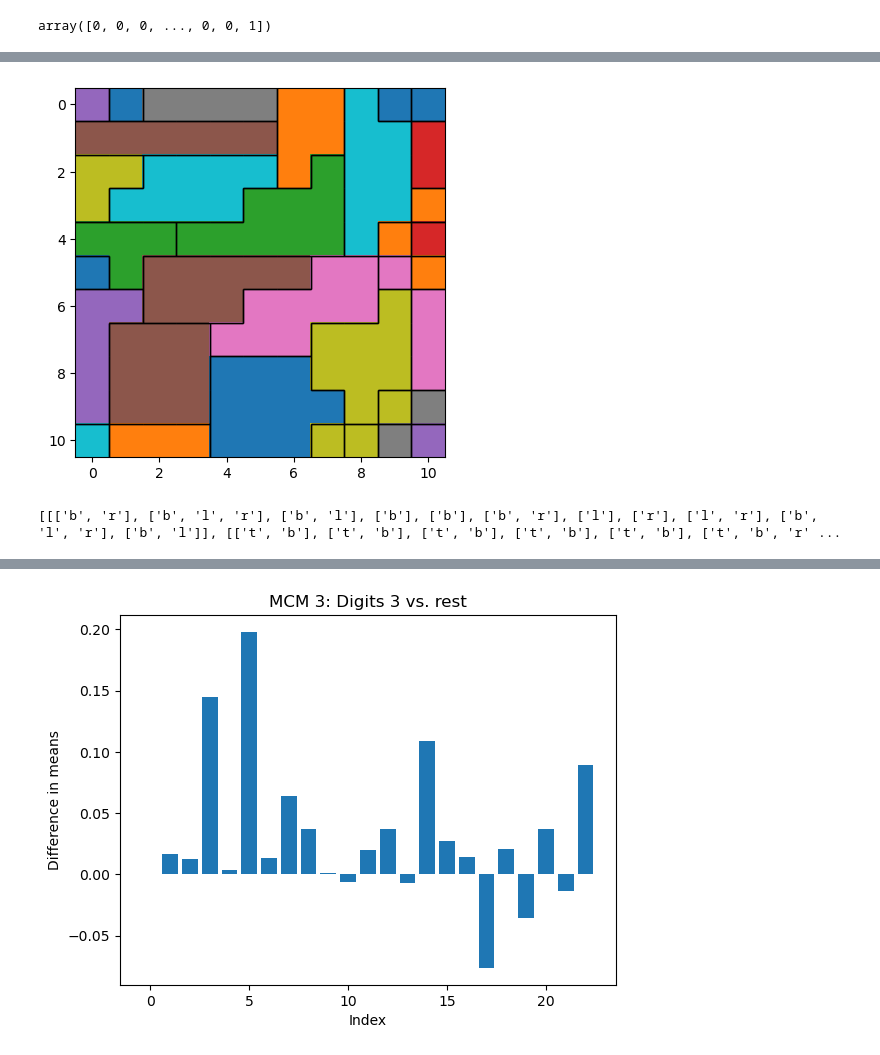
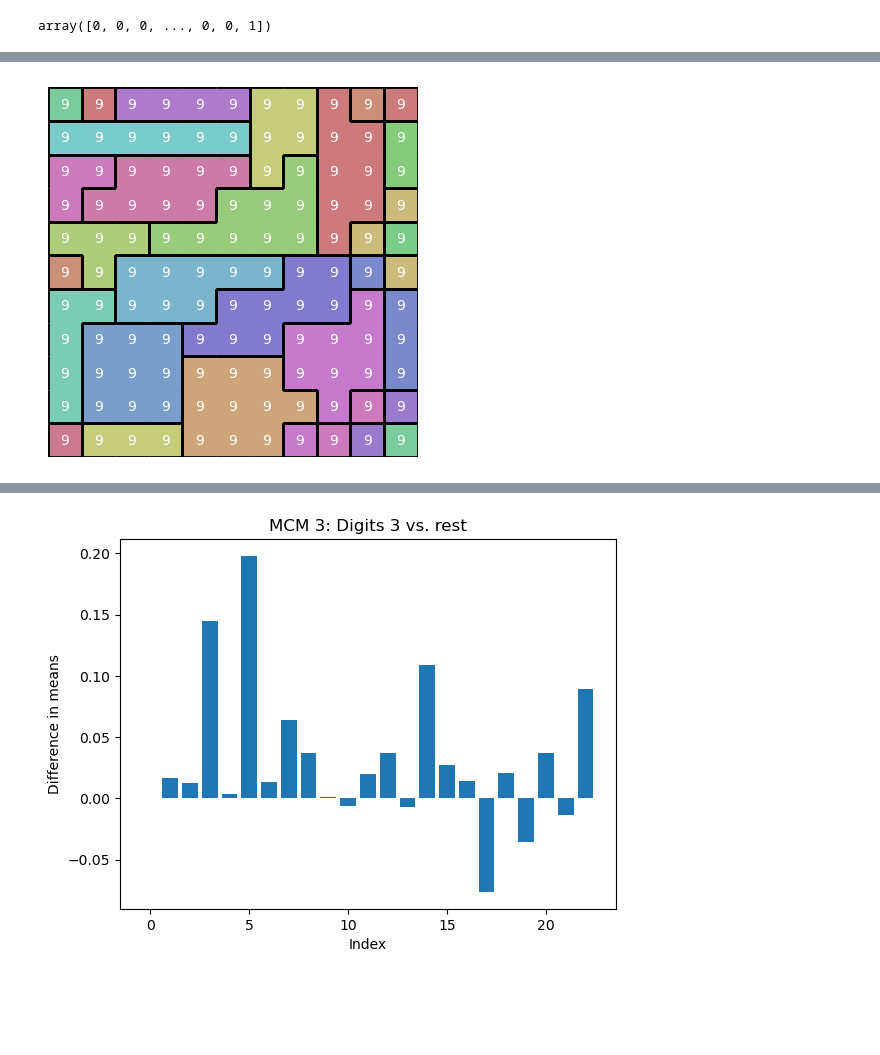
Before and after one commit to PaulHosek/MCM_classifier, a Jupyter notebook: Classifier_1/classifier/bin/reworking_clf.ipynb, the cells around one changed output, grey strips where cells are left out. Cells and saved outputs as stored; diff of their text form; code cells hidden in the pictures; blank space fills up the shorter version.

Commit message:
Add draw_border and find_borders functions for plotting borders in a 2D array

```diff
--- a/Classifier_1/classifier/bin/reworking_clf.ipynb
+++ b/Classifier_1/classifier/bin/reworking_clf.ipynb
@@ -192,17 +185,17 @@ for com_i, comm in enumerate(grouped_data):
     out[comm] = com_i
 res = out.reshape((11,11))
 
-import matplotlib.pyplot as plt
+# import matplotlib.pyplot as plt
 
-plt.imshow(res, cmap='tab10')
-plt.colorbar(ticks=range(11))
-plt.xticks([])
-plt.yticks([])
+# plt.imshow(res, cmap='tab20')
+# plt.colorbar(ticks=range(11))
+# plt.xticks([])
+# plt.yticks([])
 
-# Add text in each cell
-for i in range(res.shape[0]):
-    for j in range(res.shape[1]):
-        plt.text(j, i, int(res[i, j]), ha='center', va='center', color='white')
+# # Add text in each cell
+# for i in range(res.shape[0]):
+#     for j in range(res.shape[1]):
+#         plt.text(j, i, int(res[i, j]), ha='center', va='center', color='white')
 
-plt.show()
+# plt.show()
 # %% [output]
@@ -231,6 +221,15 @@ plt.show()
 # %%
 import matplotlib.colors as mcolors
+import colorsys
+
+# CMAPS
+# white
 white_cmap = mcolors.LinearSegmentedColormap.from_list("white_cmap", [(1, 1, 1), (1, 1, 1)])
+# pastel
+hues = np.linspace(0, 1, 121)
+colors = [colorsys.hsv_to_rgb(hue, 0.4, .8) for hue in hues]
+pastel_cmap = mcolors.LinearSegmentedColormap.from_list("pastel_cmap", colors)
+
 
 def draw_border(x, y, side, ax=None, **kwargs):
     side_to_offset = {'t': (-.5, -.5, 1, 0), 'r': (.5, -.5, 0, 1), 'b': (-.5, .5, 1, 0), 'l': (-.5, -.5, 0, 1)}
@@ -245,45 +244,61 @@ def draw_border(x, y, side, ax=None, **kwargs):
     ax.add_patch(rect)
     return rect
 
-# for each pixel return list of where border ["l,r"] with other community
 
-borders = []
 
 def find_borders(arr):
     rows, cols = arr.shape
     borders = [[[] for _ in range(cols)] for _ in range(rows)]
 
     for i in range(rows):
         for j in range(cols):
+            if i == 0: borders[i][j].append('t')
+            if i == rows-1: borders[i][j].append('b')
+            if j == 0: borders[i][j].append('l')
+            if j == cols-1: borders[i][j].append('r')
+
 
             if i > 0 and arr[i, j] != arr[i-1, j]:  # Check top
                 borders[i][j].append('t')
 
             if i < rows-1 and arr[i, j] != arr[i+1, j]:  # Check bottom
                 borders[i][j].append('b')
             if j > 0 and arr[i, j] != arr[i, j-1]:  # Check left
                 borders[i][j].append('l')
             if j < cols-1 and arr[i, j] != arr[i, j+1]:  # Check right
                 borders[i][j].append('r')
-
     return borders
 
+
 bord = find_borders(res)
+vals = int(res[i, j])
+lw = 2
+
+
+
 
 plt.figure()
 
-# Draw the borders
+# borders
 for i in range(len(bord)):
     for j in range(len(bord[i])):
         for side in bord[i][j]:
-            draw_border(j, i, side, ax=None, linewidth=1, color='black')
+            draw_border(j, i, side, ax=None, linewidth=lw, color='black') # TODO Need to do -1/2 linewidth offset the in the direction of the border
 
-# Show the image
+
+# values in cells
+for i in range(res.shape[0]):
+    for j in range(res.shape[1]):
+        plt.text(j, i, vals, ha='center', va='center', color='white')
+
+
+plt.imshow(res, cmap=pastel_cmap)
 # plt.imshow(res, cmap=white_cmap)
-plt.imshow(res, cmap="tab10")
+
+
+
+
+plt.axis("off")
 plt.show()
-
-print(bord)
 # %% [output]
-[figure, old version]
+[figure, new version]
-[[['b', 'r'], ['b', 'l', 'r'], ['b', 'l'], ['b'], ['b'], ['b', 'r'], ['l'], ['r'], ['l', 'r'], ['b', 'l', 'r'], ['b', 'l']], [['t', 'b'], ['t', 'b'], ['t', 'b'], ['t', 'b'], ['t', 'b'], ['t', 'b', 'r' ...
```
Also changed, not shown: parts of 4 cells of this notebook, 11 other files.
